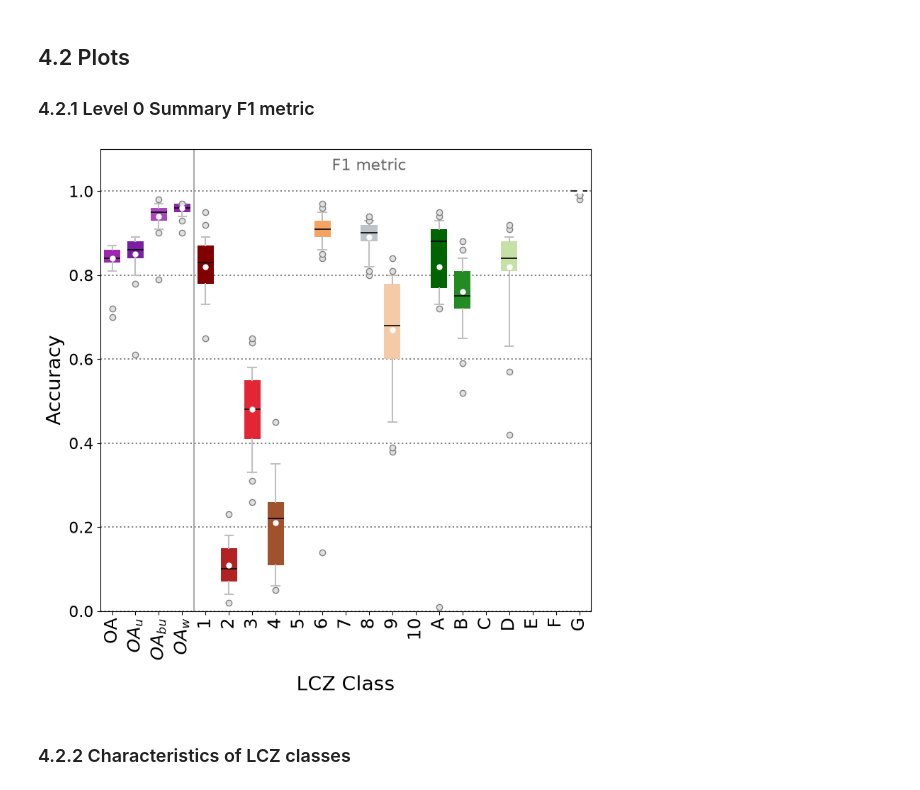
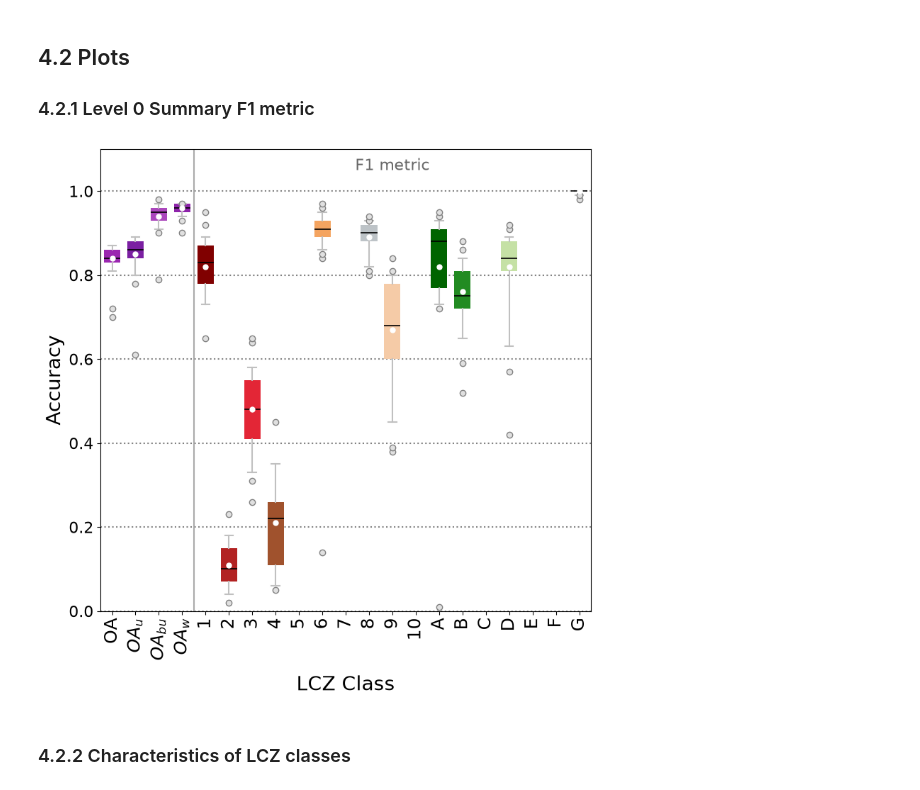
Before and after one commit to percyyvon-r/locate_2026_wall_area, a Jupyter notebook: notebook/locate_notebook_wall_area.ipynb, the cells around one changed output. Drawn from its saved outputs; the diff is of its cells as text; code cells hidden in the pictures.

```diff
--- a/notebook/locate_notebook_wall_area.ipynb
+++ b/notebook/locate_notebook_wall_area.ipynb
@@ -426,35 +436,35 @@ ax.set_ylabel('Accuracy', fontsize=20)
 ax.tick_params(axis='y', labelsize=16)
 
 # Horizontal grid lines (set behind the plots)
 ax.yaxis.grid(True, linestyle=':', linewidth=1.5, color='grey')
 ax.set_axisbelow(True)
 
 # Vertical separation line (between OA_w at position 4 and class 1 at position 5)
 ax.axvline(x=4.5, color='darkgray', linewidth=1.5)
 
 # X-axis labels with LaTeX formatting for subscripts
 x_labels = [
     'OA', r'$OA_u$', r'$OA_{bu}$', r'$OA_w$', '1', '2', '3', '4', '5',
     '6', '7', '8', '9', '10', 'A', 'B', 'C', 'D', 'E', 'F', 'G'
 ]
 ax.set_xticks(range(1, 22))
 ax.set_xticklabels(x_labels, rotation=90, fontsize=18)
 ax.set_xlabel('LCZ Class', fontsize=20, labelpad=15)
 
 # Top floating text
-ax.text(12, 1.05, 'F1 metric', fontsize=16, color='dimgrey', ha='center')
+ax.text(13, 1.05, 'F1 metric', fontsize=16, color='dimgrey', ha='center')
 
 # Final layout adjustments
 plt.tight_layout()
 
 # Save the figure
 output_dir = r'C:\Users\percy\Documents\studies\visual_studio_code\PhD_Chapter_3_LOCATE\output\figures'
 os.makedirs(output_dir, exist_ok=True)
 plt.savefig(os.path.join(output_dir, 'level0_accuracy_F1_metric.png'), dpi=300, bbox_inches='tight')
 
 plt.show()
 # %% [output]
-[figure, old version]
+[figure, new version]
 # %% [markdown]
 ### 4.2.2 Characteristics of LCZ classes
 # %%
```
Also changed, not shown: parts of 12 cells of this notebook, 10 other files.
